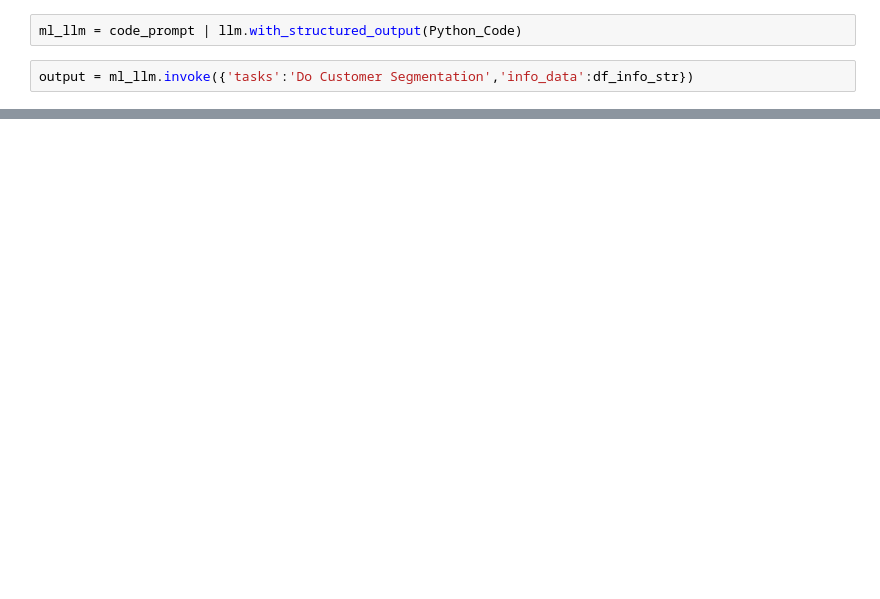
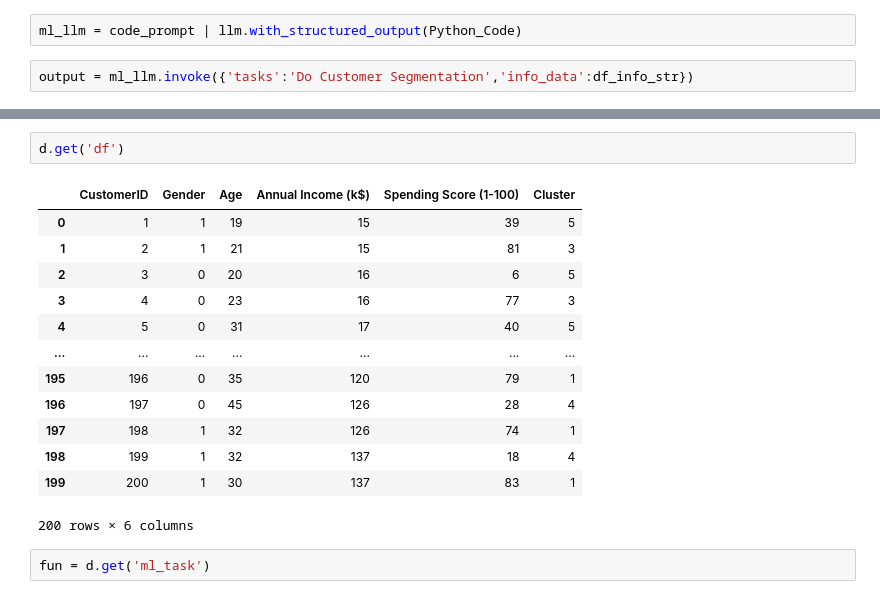
Before and after one commit to devapraveenk/Zenathon-25, a Jupyter notebook: ml_agent.ipynb, the cells around one changed output, grey strips where cells are left out. Drawn from its saved outputs; the diff is of its cells as text; blank space fills up the shorter version.

```diff
--- a/ml_agent.ipynb
+++ b/ml_agent.ipynb
@@ -57,0 +117,18 @@ pprint(output.code)
+# %%
+d.get('df')
+# %% [output]
+|  | CustomerID | Gender | Age | Annual Income (k$) | Spending Score (1-100) | Cluster |
+| 0 | 1 | 1 | 19 | 15 | 39 | 5 |
+| 1 | 2 | 1 | 21 | 15 | 81 | 3 |
+| 2 | 3 | 0 | 20 | 16 | 6 | 5 |
+| 3 | 4 | 0 | 23 | 16 | 77 | 3 |
+| 4 | 5 | 0 | 31 | 17 | 40 | 5 |
+| ... | ... | ... | ... | ... | ... | ... |
+| 195 | 196 | 0 | 35 | 120 | 79 | 1 |
+| 196 | 197 | 0 | 45 | 126 | 28 | 4 |
+| 197 | 198 | 1 | 32 | 126 | 74 | 1 |
+| 198 | 199 | 1 | 32 | 137 | 18 | 4 |
+| 199 | 200 | 1 | 30 | 137 | 83 | 1 |
+200 rows × 6 columns
+# %%
+fun = d.get('ml_task')
```
Also changed, not shown: parts of 10 cells of this notebook.
